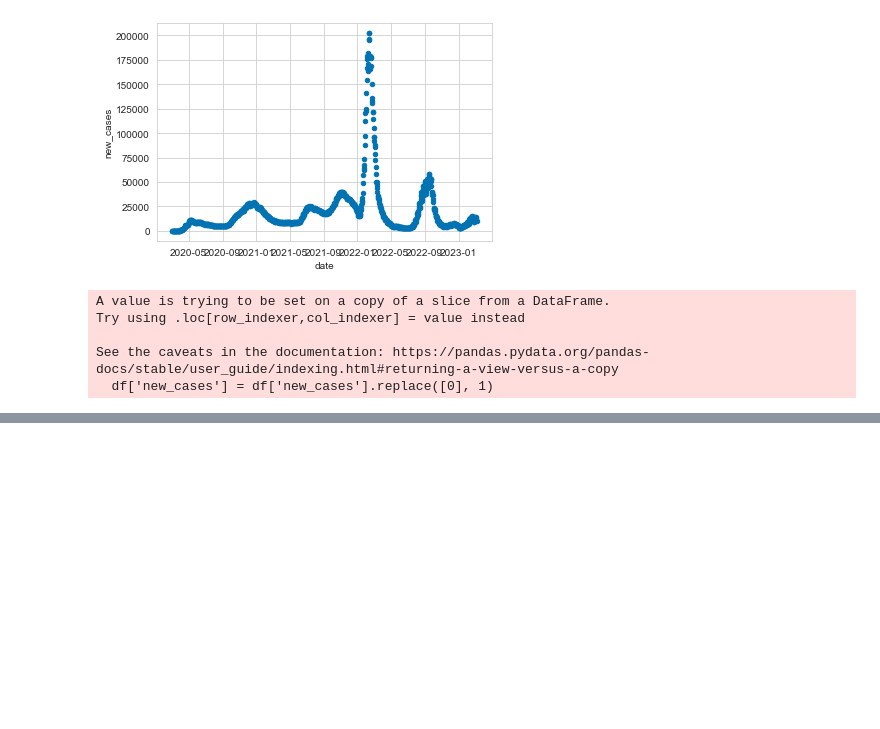
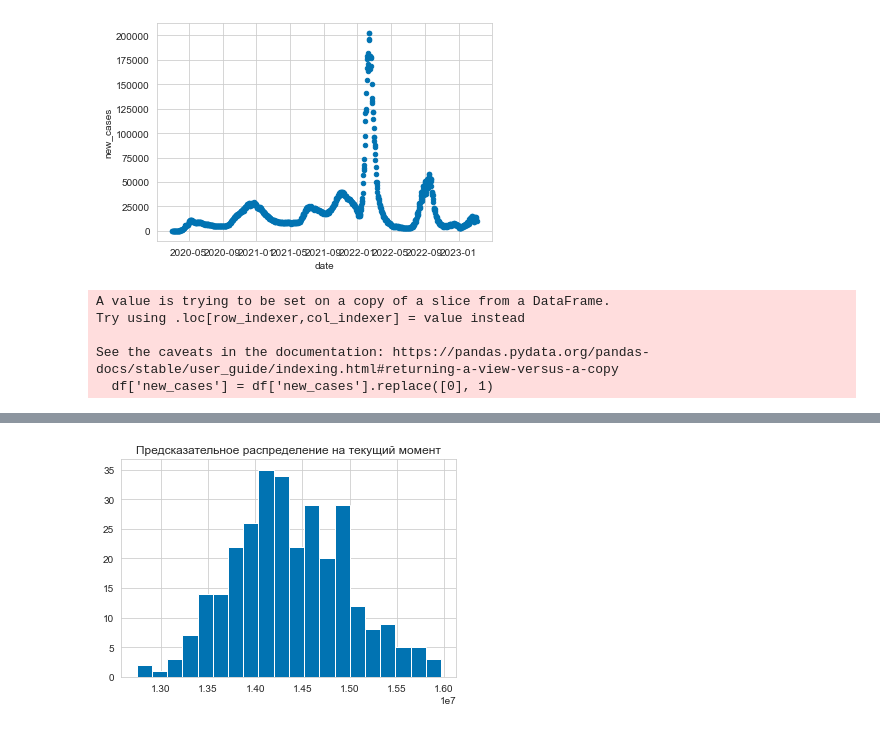
Before and after one commit to Alexeiyaganov/made_advanced_ml, a Jupyter notebook: hw1/hw1_notebook.ipynb, the cells around one changed output, grey strips where cells are left out. Cells and saved outputs as stored; diff of their text form; code cells hidden in the pictures; blank space fills up the shorter version.

```diff
--- a/hw1/hw1_notebook.ipynb
+++ b/hw1/hw1_notebook.ipynb
@@ -517,0 +491,6 @@ OverflowError: cannot convert float infinity to integer
+# %%
+plt.title("Предсказательное распределение на текущий момент")
+plt.hist(x[:, -1], bins=20)
+plt.show()
+# %% [output]
+[figure, added]
```
Also changed, not shown: parts of 19 cells of this notebook.
